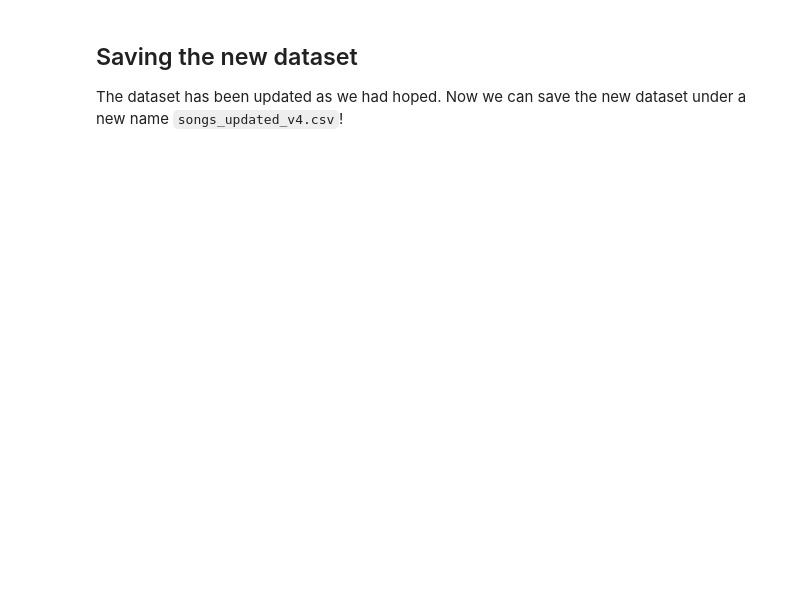
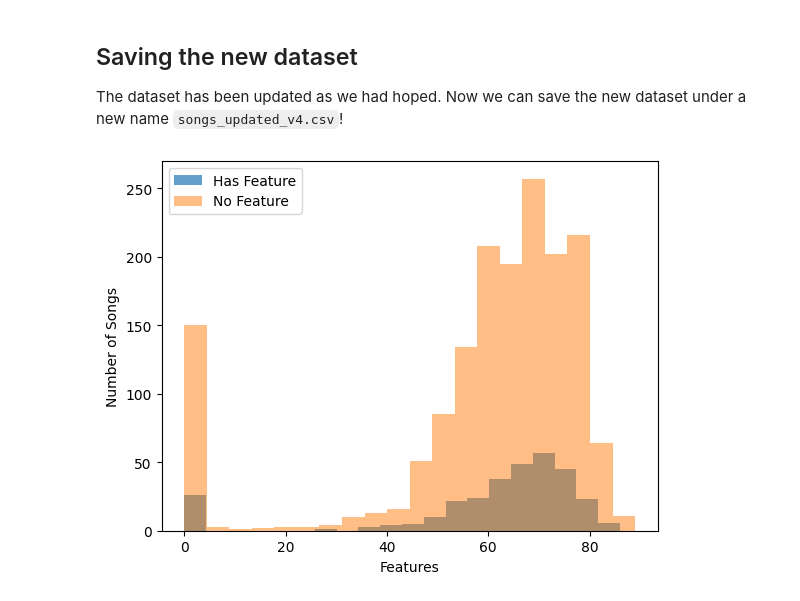
Before and after one commit to patelr3/spotify-top-hits, a Jupyter notebook: data_cleaning/data_cleaning.ipynb, the cells around one changed output. Cells and saved outputs as stored; diff of their text form; code cells hidden in the pictures; blank space fills up the shorter version.

```diff
--- a/data_cleaning/data_cleaning.ipynb
+++ b/data_cleaning/data_cleaning.ipynb
@@ -135,10 +137,10 @@ len(dp_rows)
 # %%
-song_updated_df.drop_duplicates(subset=['song', 'artist'], keep='first', inplace=True)
+song_updated_df.drop_duplicates(inplace=True)
 # %%
-song_count_list = []
-for index, row in song_updated_df.iterrows():
-    key = row['song'] + ' - ' + row['artist']
-    song_count_list.append(song_count[key])
+# song_count_list = []
+# for index, row in song_updated_df.iterrows():
+#     key = row['song'] + '-' + row['artist']
+#     song_count_list.append(song_count[key])
 
-song_updated_df['num_years'] = song_count_list
+# song_updated_df['num_years'] = song_count_list
 # %%
@@ -159,0 +157,12 @@ song_updated_df.to_csv('../dataset/songs_updated_v4.csv', index=False)
+# %%
+song_has_feature = song_updated_df[song_updated_df['has_feature'] == True]
+song_no_feature = song_updated_df[song_updated_df['has_feature'] == False]
+
+plt.hist(song_has_feature['popularity'], bins=20, alpha=0.7, label='Has Feature')
+plt.hist(song_no_feature['popularity'], bins=20, alpha=0.5, label='No Feature')
+plt.ylabel('Number of Songs')
+plt.xlabel('Features')
+plt.legend(loc='upper left')
+plt.show()
+# %% [output]
+[figure, added]
```
Also changed, not shown: parts of 9 cells of this notebook, 2 other files.
